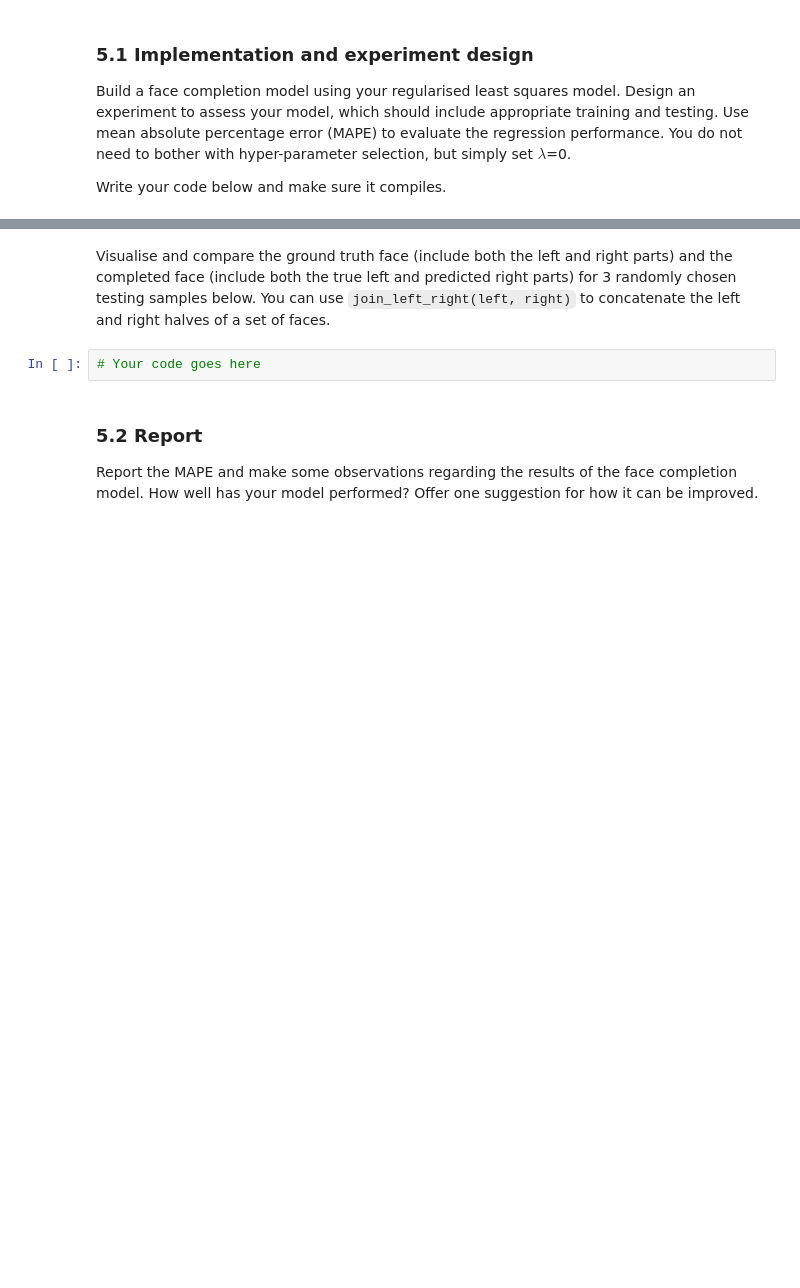
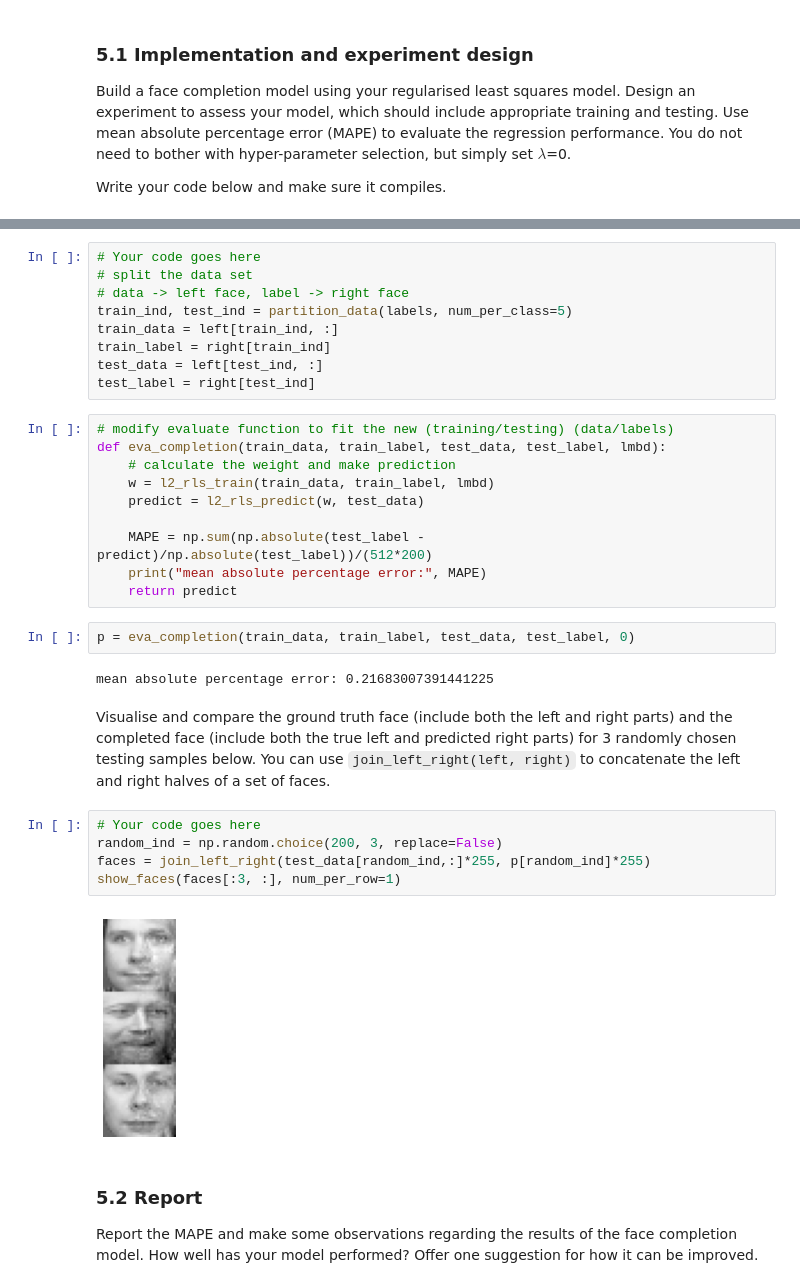
Before and after one commit to ZyWang7/Face-Recognition, a Jupyter notebook: 24112-Lab2-S-Practice2.ipynb, the cells around one changed output, grey strips where cells are left out. Drawn from its saved outputs; the diff is of its cells as text; blank space fills up the shorter version.

Commit message:
Implement face completion

```diff
--- a/24112-Lab2-S-Practice2.ipynb
+++ b/24112-Lab2-S-Practice2.ipynb
@@ -351,7 +349,35 @@ Write your code below and make sure it compiles.
+# %%
+# Your code goes here
+# split the data set
+# data -> left face, label -> right face
+train_ind, test_ind = partition_data(labels, num_per_class=5)
+train_data = left[train_ind, :]
+train_label = right[train_ind]
+test_data = left[test_ind, :]
+test_label = right[test_ind]
+# %%
+# modify evaluate function to fit the new (training/testing) (data/labels)
+def eva_completion(train_data, train_label, test_data, test_label, lmbd):
+    # calculate the weight and make prediction
+    w = l2_rls_train(train_data, train_label, lmbd)
+    predict = l2_rls_predict(w, test_data)
+
+    MAPE = np.sum(np.absolute(test_label - predict)/np.absolute(test_label))/(512*200)
+    print("mean absolute percentage error:", MAPE)
+    return predict
+# %%
+p = eva_completion(train_data, train_label, test_data, test_label, 0)
+# %% [output]
+mean absolute percentage error: 0.21683007391441225
 # %% [markdown]
 Visualise and compare the ground truth face (include both the left and right parts) and the completed face (include both the true left and predicted right parts) for 3 randomly chosen testing samples below. You can use `join_left_right(left, right)` to concatenate the left and right halves of a set of faces.
-# %%
-# Your code goes here
+# %%
+# Your code goes here
+random_ind = np.random.choice(200, 3, replace=False)
+faces = join_left_right(test_data[random_ind,:]*255, p[random_ind]*255)
+show_faces(faces[:3, :], num_per_row=1)
+# %% [output]
+[figure, added]
 # %% [markdown]
 ### 5.2 Report
 
```
Also changed, not shown: parts of 1 cell of this notebook.
